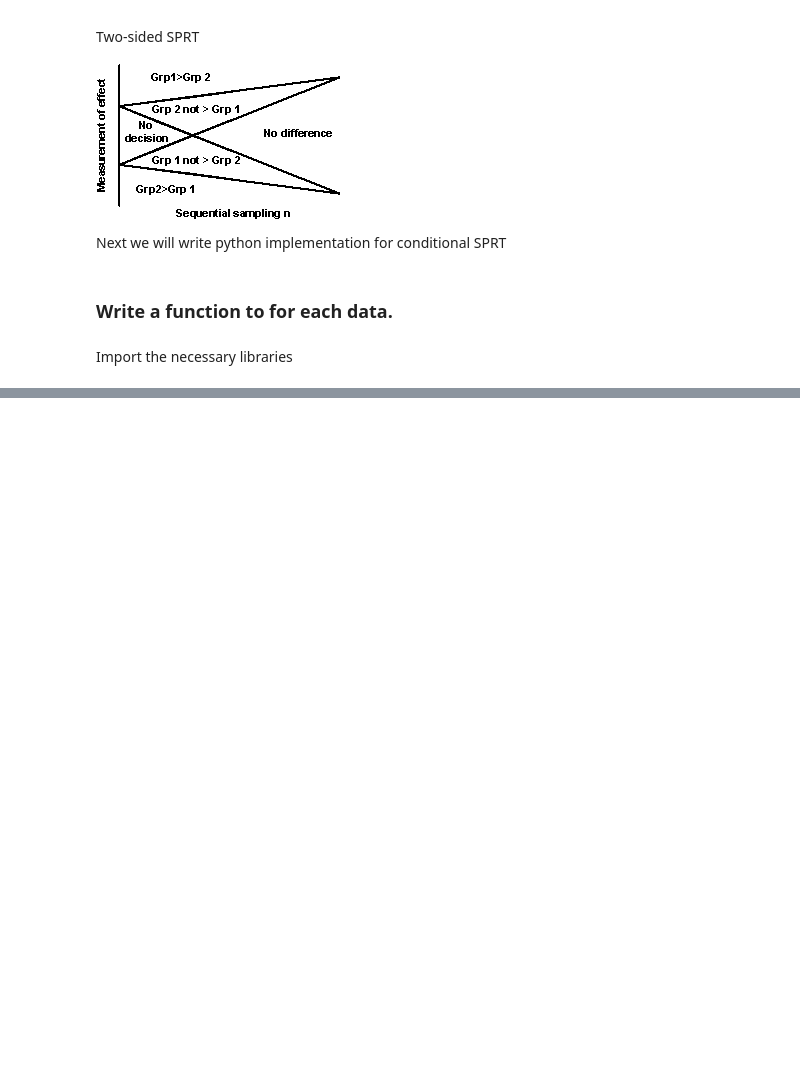
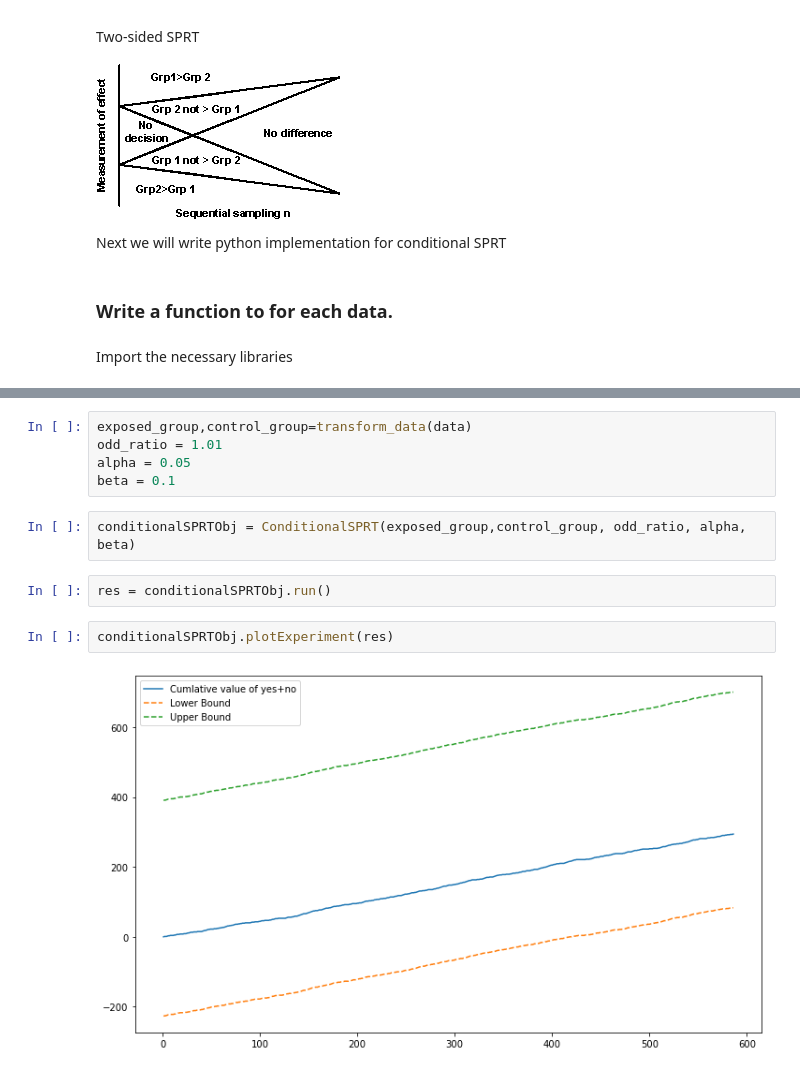
Before and after one commit to jedisam/abtest-mlops-, a Jupyter notebook: notebooks/sequential_testing.ipynb, the cells around one changed output, grey strips where cells are left out. Drawn from its saved outputs; the diff is of its cells as text; blank space fills up the shorter version.

```diff
--- a/notebooks/sequential_testing.ipynb
+++ b/notebooks/sequential_testing.ipynb
@@ -408,0 +430,13 @@ def ConditionalSPRT(self,x,y,t1,alpha=0.05,beta=0.10,stop=None):
+# %%
+exposed_group,control_group=transform_data(data)
+odd_ratio = 1.01
+alpha = 0.05
+beta = 0.1
+# %%
+conditionalSPRTObj = ConditionalSPRT(exposed_group,control_group, odd_ratio, alpha, beta)
+# %%
+res = conditionalSPRTObj.run()
+# %%
+conditionalSPRTObj.plotExperiment(res)
+# %% [output]
+[figure, added]
```
Also changed, not shown: parts of 9 cells of this notebook.
